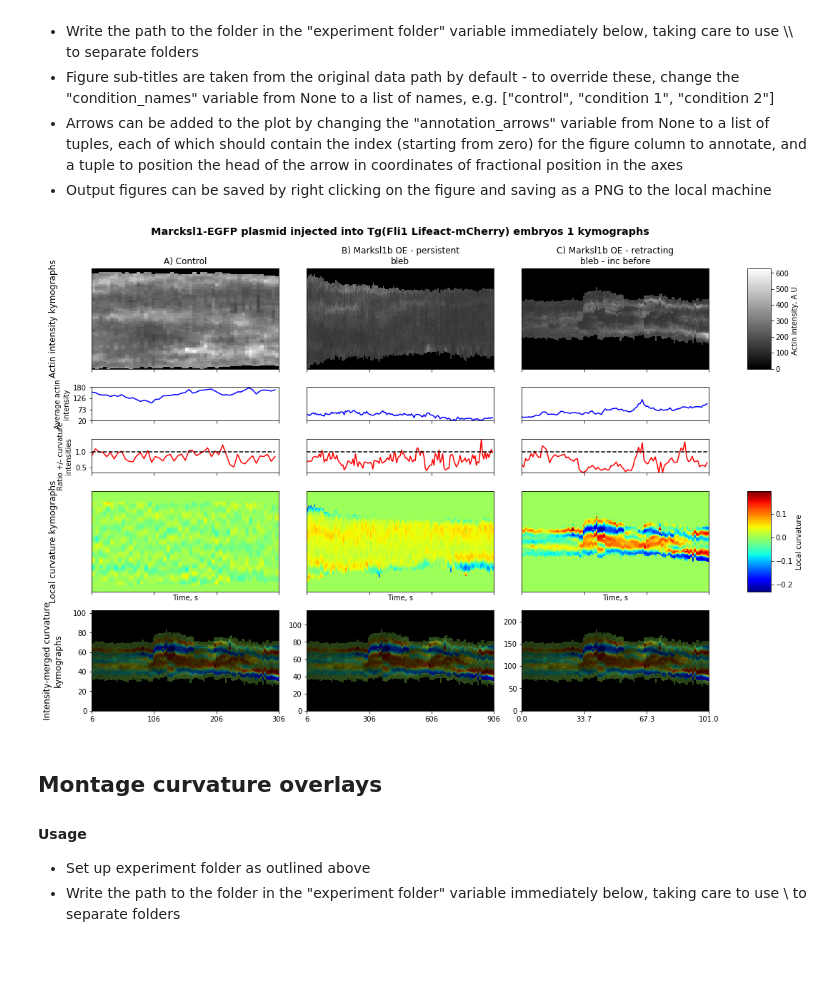
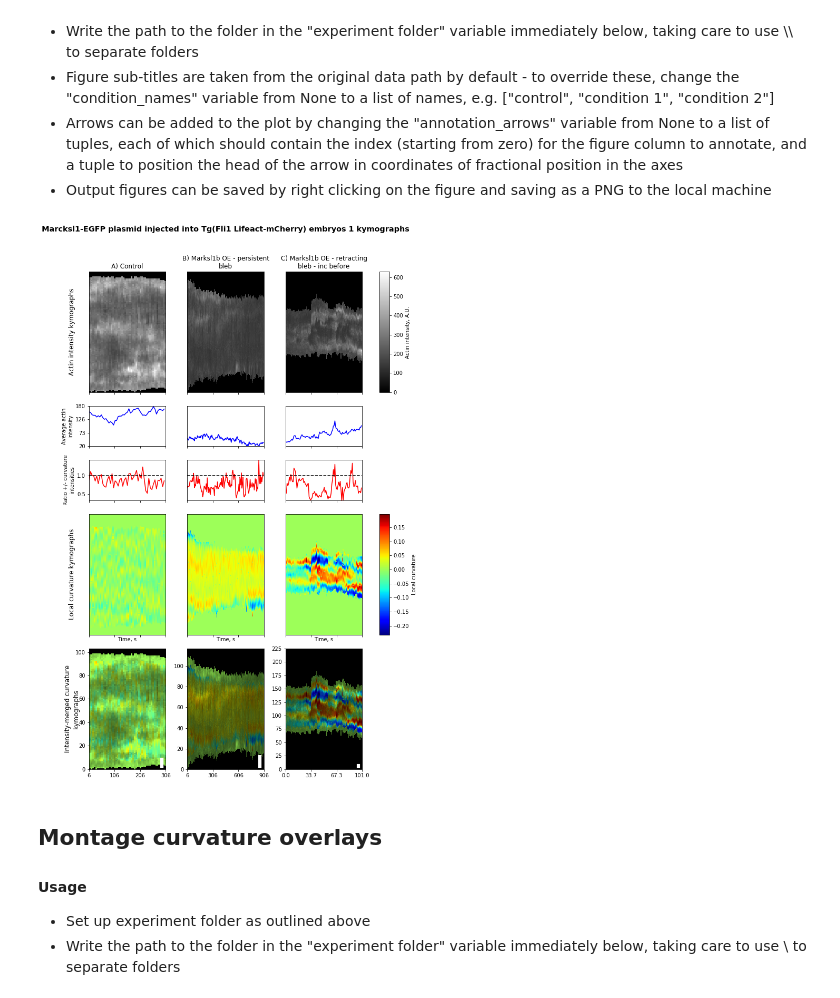
Before and after one commit to dougkelly88/blebbing_analysis, a Jupyter notebook: plotting/Blebbing figures.ipynb, the cells around one changed output. Cells and saved outputs as stored; diff of their text form; code cells hidden in the pictures; blank space fills up the shorter version.

Commit message:
Add scalebars to kymographs, moving scalebar code into a function. Add contrast enhancement factor for merged kymographs

```diff
--- a/plotting/Blebbing figures.ipynb
+++ b/plotting/Blebbing figures.ipynb
@@ -98,6 +142,9 @@ annotation_arrows = None;
 #annotation_arrows = [(0, (0.1, 0.66)), (2, (0.66, 0.45))];
 use_subfolder_as_condition = True;
 curvature_threshold = 0.05;
+scale_bar_size_um = 1.0;
+scale_bar_position = (0.75, 0.9) # in normalised axis coordinates
+scale_bar_color = 'w';
 
 # load and plot kymographs
 actin_kyms, curvature_kyms, paramses, subtitles = load_kymograph_data(experiment_folder);
@@ -112,7 +159,7 @@ intensity_lims = (min([im.min() for im in actin_kyms]), max([im.max() for im in
 fig, axs = plt.subplots(ncols=len(actin_kyms),
                         nrows=5,
                         sharex='col',
-                        figsize=(3*len(curvature_kyms),10),
+                        figsize=(3*len(curvature_kyms),15),
                         gridspec_kw = {'height_ratios':[3, 1, 1, 3, 3]});
 for idx in range(len(actin_kyms)):
     t_offs = 0;
@@ -144,13 +191,13 @@ for idx in range(len(actin_kyms)):
     axs[0][idx].set_yticks([]);
     axs[3][idx].set_yticks([]);
     n_x_ticks = 4;
-    merged_im = curvature_with_intensity_alpha(curv_im, actin_im);
-    axs[4][idx].set_facecolor('k');
+    merged_im = curvature_with_intensity(curv_im, actin_im, contrast_enhancement=0.35);
     axs[4][idx].imshow(merged_im,
                   aspect='auto',
                   interpolation=None,
                   extent=[t_offs,timestep*actin_kyms[idx].shape[1]+t_offs,0,actin_kyms[idx].shape[0]])
     axs[4][idx].set_xticks([t_offs + (xidx*timestep*actin_kyms[idx].shape[1])/(n_x_ticks-1) for xidx in range(n_x_ticks)])
+    add_scalebar(paramses[idx], axs[4][idx], fig, color='w', scale_bar_size_um=1, vertical_scale_bar=True)
 
 # handle presentation
 plt.tight_layout()
@@ -208,34 +255,34 @@ subtitles = ['Actin intensity kymographs',
 for row_idx in range(5):
     txt = None;
     if (row_idx==0) or (row_idx==3) or (row_idx==4):
         bbox = axs[row_idx][0].get_position();
         ypos = 0.5*(bbox.ymin + bbox.ymax);
         txt = Text(0.05, ypos, "\n".join(wrap(subtitles[row_idx], 30)),
                    rotation='vertical',
                    horizontalalignment='center',
                    va='center',
                   fontsize=title_text_objs[idx].get_fontsize());
     else:
         axs[row_idx][0].set_ylabel("\n".join(wrap(subtitles[row_idx], 20)))
 
     if txt is not None:
         fig.add_artist(txt)
 
 plt.rc('figure', titlesize='x-large', titleweight='bold')
 fig.suptitle(experiment_title + " kymographs");
 if annotation_arrows is not None:
     for ann in annotation_arrows:
         direction = -1 if ann[1][1] > 0.5 else 1;
         axs[0][ann[0]].annotate('', xycoords='axes fraction', xy=ann[1],
                                 xytext=(ann[1][0], ann[1][1] - direction * 0.1), textcoords='axes fraction',
                                 arrowprops=dict(facecolor='black', edgecolor='white'));
         axs[3][ann[0]].annotate('', xycoords='axes fraction', xy=ann[1],
                                 xytext=(ann[1][0], ann[1][1] - direction * 0.1), textcoords='axes fraction',
                                 arrowprops=dict(facecolor='black', edgecolor='white'));
 
 plt.show();
 # %% [output]
-[figure, old version]
+[figure, new version]
 # %% [markdown]
 ## Montage curvature overlays
 
```
Also changed, not shown: parts of 3 cells of this notebook.
